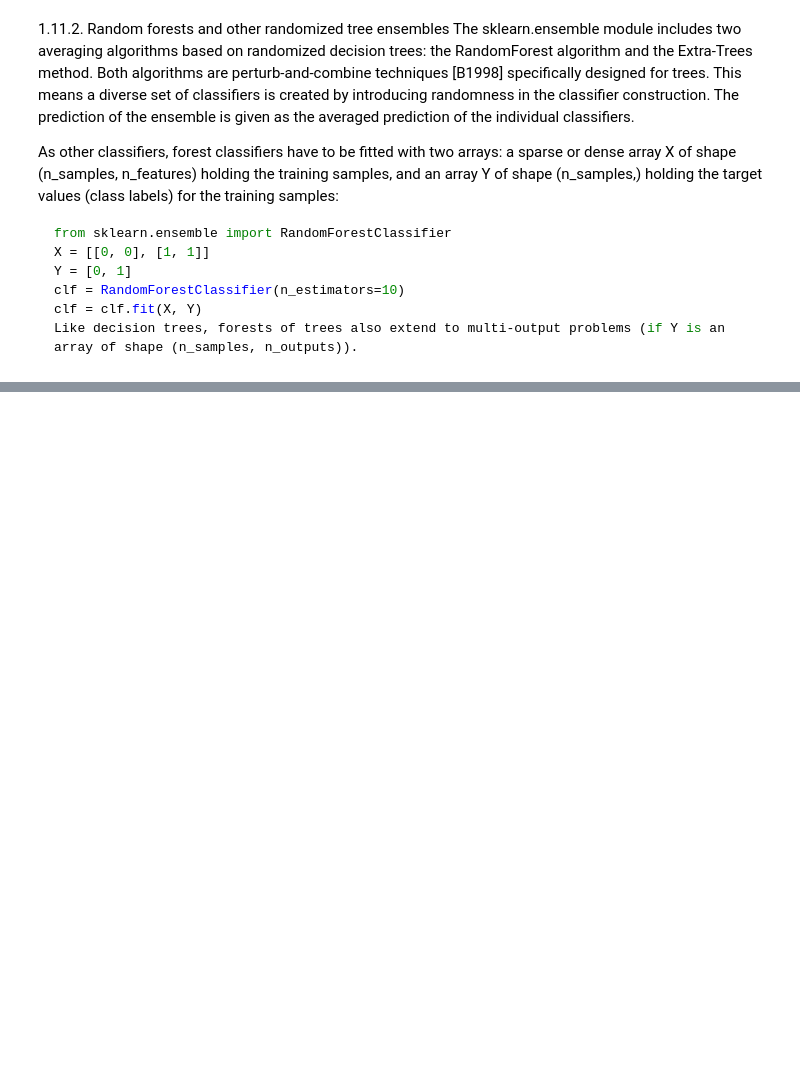
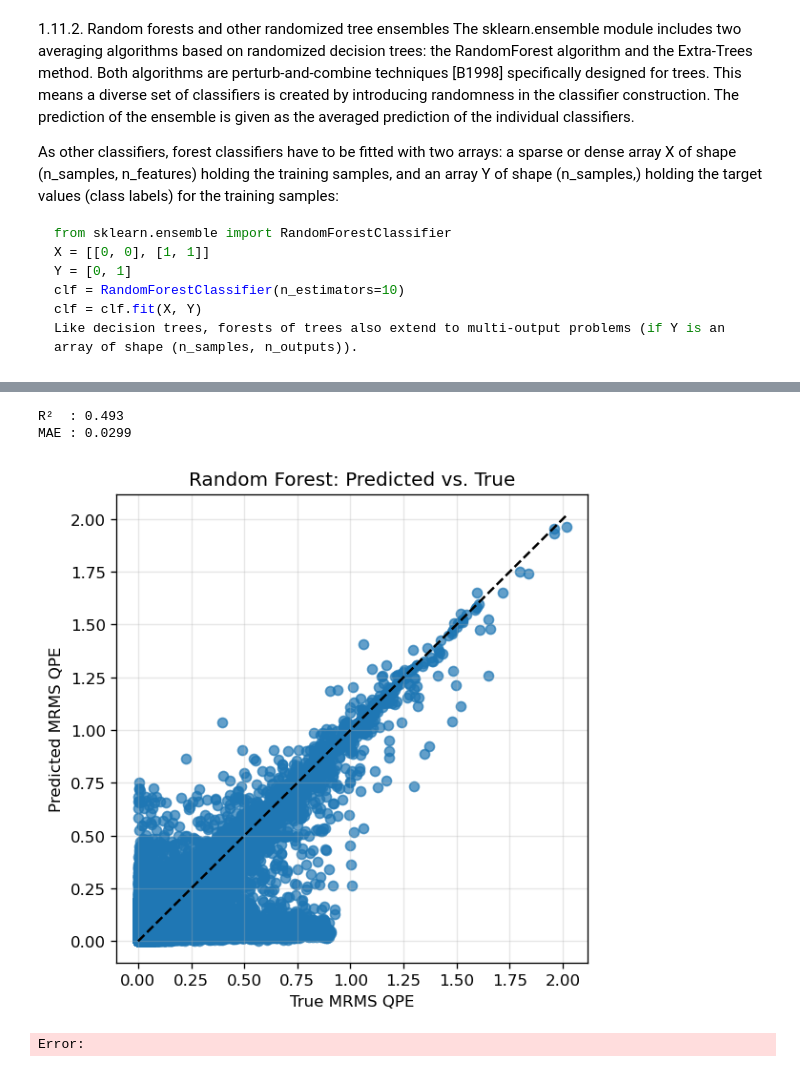
Before and after one commit to leharris3/ccrfcd-gauge-grids, a Jupyter notebook: notebooks/analysis.ipynb, the cells around one changed output, grey strips where cells are left out. Drawn from its saved outputs; the diff is of its cells as text; code cells hidden in the pictures; blank space fills up the shorter version.

Commit message:
some random forest testing

```diff
--- a/notebooks/analysis.ipynb
+++ b/notebooks/analysis.ipynb
@@ -375,0 +400,63 @@ df_rain_events
+# %%
+# 171 train, 43 test
+
+import pandas as pd
+from sklearn.model_selection import train_test_split
+from sklearn.preprocessing import StandardScaler
+from sklearn.compose import ColumnTransformer
+from sklearn.pipeline import Pipeline
+from sklearn.ensemble import RandomForestRegressor
+from sklearn.metrics import r2_score, mean_absolute_error
+import matplotlib.pyplot as plt
+
+
+num_cols = ['lat', 'lon', 'delta_t', 'gauge_qpe']
+X = test_df[num_cols].copy()
+y = test_df['mrms_qpe']
+
+X_train, X_test, y_train, y_test = train_test_split(
+    X, y, test_size=0.20, random_state=42
+)
+# %%
+pipe = Pipeline(steps=[
+    ('scale', StandardScaler()),
+    ('rf', RandomForestRegressor(
+            n_estimators=300,
+            n_jobs=-1,
+            random_state=42))
+])
+
+pipe.fit(X_train, y_train)
+
+y_pred = pipe.predict(X_test)
+print(f'R²  : {r2_score(y_test, y_pred):.3f}')
+print(f'MAE : {mean_absolute_error(y_test, y_pred):.4f}')
+# %% [output]
+R²  : 0.493
+MAE : 0.0299
+# %%
+plt.figure(figsize=(5,5), dpi=120)
+plt.scatter(y_test, y_pred, alpha=0.7)
+lims = [min(y_test.min(), y_pred.min()), max(y_test.max(), y_pred.max())]
+plt.plot(lims, lims, 'k--', lw=1.5)                 # 1-to-1 reference line
+plt.xlabel('True MRMS QPE')
+plt.ylabel('Predicted MRMS QPE')
+plt.title('Random Forest: Predicted vs. True')
+plt.grid(alpha=0.3)
+plt.tight_layout()
+plt.show()
+# %% [output]
+[figure, added]
+# %%
+from sklearn.inspection import permutation_importance
+
+# --- 7b. Permutation importance --------------------------------------------
+perm = permutation_importance(
+    pipe, X_test, y_test,
+    n_repeats=30, random_state=42, n_jobs=-1
+)
+
+# Sort
+idx = np.argsort(perm.importances_mean)[::-1]
+# %% [output]
+Error:
```
Also changed, not shown: parts of 9 cells of this notebook.
